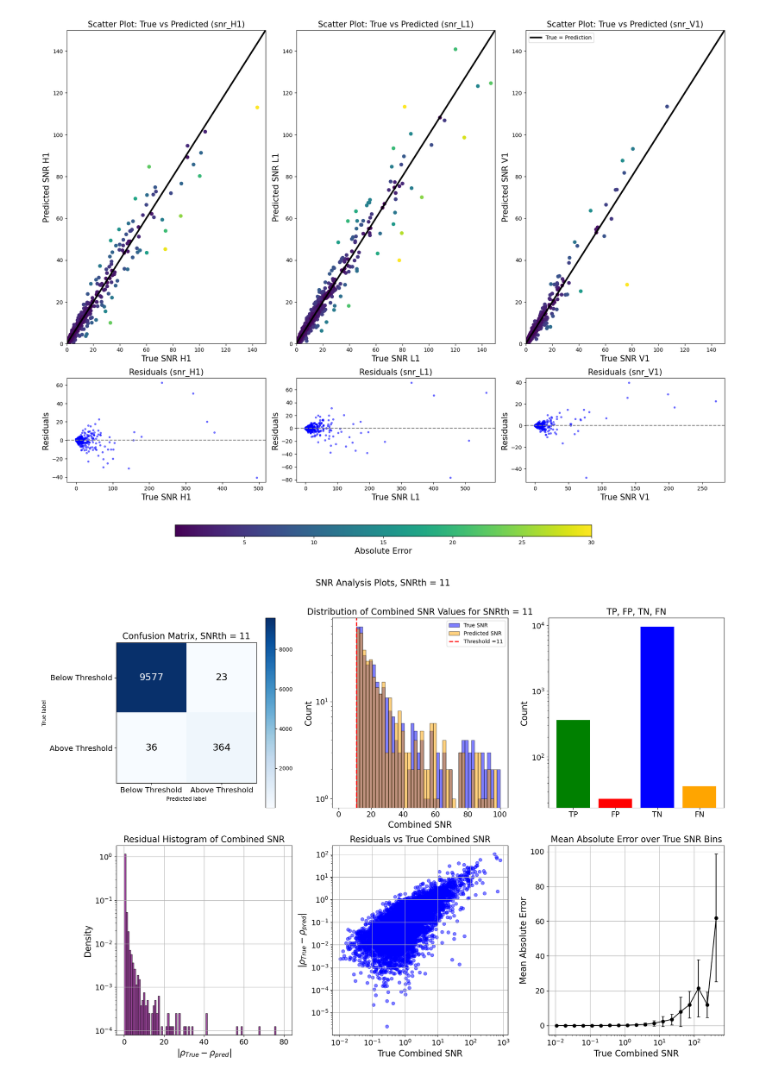
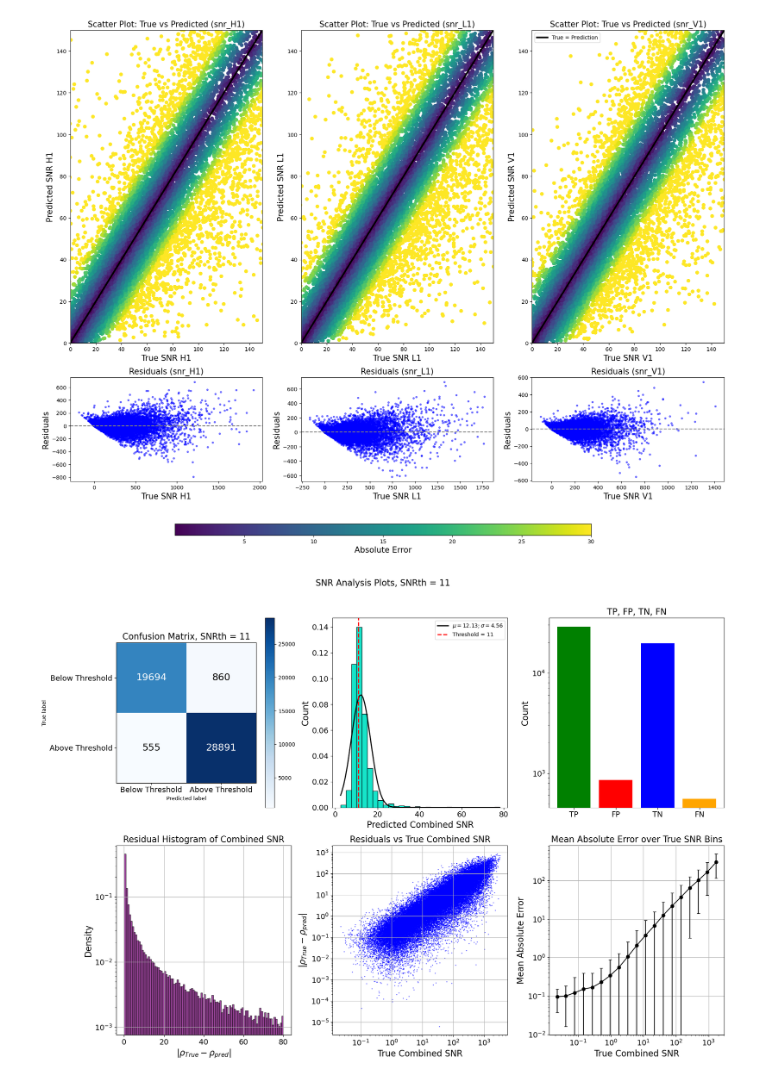
Before and after one commit to FedericoStachurski/CosmoFlow, a Jupyter notebook: COSMOFlow/make_scripts/test_MLP.ipynb, the cells around one changed output. Cells and saved outputs as stored; diff of their text form; code cells hidden in the pictures.

Commit message:
Changed the Dl prior to log uniform from MLP data

```diff
--- a/COSMOFlow/make_scripts/test_MLP.ipynb
+++ b/COSMOFlow/make_scripts/test_MLP.ipynb
@@ -4,7 +4,7 @@ import pandas as pd
 import numpy as np
 import matplotlib.pyplot as plt
 
-GWdata_testing = pd.read_csv('data_for_MLP/testing/testing_data_10000_det_H1_L1_V1_run_O3_batch_1.csv')
+GWdata_testing = pd.read_csv('data_for_MLP/training/_O4_MLP_data_HLV_250000_det_H1_L1_V1_run_O4_approx_IMRPhenomXPHM_batch_1.csv').head(50000)
 
 testing_snrsdl = (GWdata_testing[['snr_H1', 'snr_L1', 'snr_V1']] *  GWdata_testing[['luminosity_distance']].values).squeeze()
 
@@ -30,15 +30,16 @@ GWdata_testing
 10000 rows × 18 columns
 # %%
-snrs = mlp.load_and_predict(testing_data, model_dir='models/MLP_models/O3_SNR_approx_HLV', device='cuda:0')
+snrs = mlp.load_and_predict(testing_data, model_dir='models/MLP_models/O4_SNR_approx_HLV', device='cuda:0')
 
 snrs_pred = snrs/GWdata_testing[['luminosity_distance']].values
 snr_H1 = snrs_pred[:,0]
 snr_L1 = snrs_pred[:,1]
 snr_V1 = snrs_pred[:,2]
+
+true_H1 = (GWdata_testing[['snr_H1']].values)[:,0]
+true_L1 = (GWdata_testing[['snr_L1']].values)[:,0]
+true_V1 = (GWdata_testing[['snr_V1']].values)[:,0]
 # %%
-true_H1 = (GWdata_testing[['snr_H1']].values)[:,0]
-true_L1 = (GWdata_testing[['snr_L1']].values)[:,0]
-true_V1 = (GWdata_testing[['snr_V1']].values)[:,0]
 # Create horizontal subplots for scatter plots of predicted vs true SNR values with residuals below
 fig, axes = plt.subplots(2, 3, figsize=(18, 15), gridspec_kw={'height_ratios': [3, 1]})
 
@@ -100,10 +101,10 @@ cbar = fig.colorbar(sc3, cax=cbar_ax, orientation='horizontal')
 cbar.set_label('Absolute Error', fontsize=15)
 
 plt.tight_layout(rect=[0, 0.1, 1, 0.95])
-plt.savefig('models/MLP_models/O3_SNR_approx_HLV/true_vs_pred.png', dpi = 300)
+plt.savefig('models/MLP_models/O4_SNR_approx_HLV/true_vs_pred.png', dpi = 300)
 plt.show()
 # %% [output]
-[figure, old version]
+[figure, new version]
 # %%
 import matplotlib.pyplot as plt
 import numpy as np
@@ -146,15 +147,24 @@ for i in range(cm.shape[0]):
         ax[0].text(j, i, format(cm[i, j], 'd'), ha="center", va="center",
                    color="white" if cm[i, j] > cm.max() / 2. else "black", fontsize=18)
 
-# Histogram Plot for True and Predicted SNR Distributions
-ax[1].hist(snr_combined_true[snr_combined_true > threshold], bins=50, alpha=0.5, label='True SNR', color='blue', edgecolor='black', range=(1, 100))
-ax[1].hist(snr_combined_pred[snr_combined_pred > threshold], bins=50, alpha=0.5, label='Predicted SNR', color='orange', edgecolor='black', range=(1, 100))
-ax[1].set_yscale('log')
-ax[1].axvline(threshold, color='red', linestyle='--', linewidth=2, label='Threshold ={}'.format(threshold))
-ax[1].set_title('Distribution of Combined SNR Values for SNRth = {}'.format(threshold), fontsize=16)
-ax[1].set_xlabel('Combined SNR', fontsize=16)
+# New Histogram for True Events within Threshold +- 0.1
+mask = (snr_combined_true > (threshold - 1)) & (snr_combined_true < (threshold + 1))
+predicted_snr_values = snr_combined_pred[mask]
+
+# Plot the histogram
+n, bins, patches = ax[1].hist(predicted_snr_values, bins=30, alpha=0.7, color='green', edgecolor='black', density=True)
+
+# Fit a Gaussian to the histogram data
+(mu, sigma) = norm.fit(predicted_snr_values)
+x = np.linspace(min(bins), max(bins), 100)
+y = norm.pdf(x, mu, sigma)
+ax[1].plot(x, y, 'k', linewidth=2, label=f'$\mu={mu:.2f}; \sigma={sigma:.2f}$')
+
+ax[1].hist(snr_combined_pred[mask], bins=30, alpha=0.7, color='cyan', edgecolor='black', density = 1)
+ax[1].set_xlabel('Predicted Combined SNR', fontsize=16)
 ax[1].set_ylabel('Count', fontsize=16)
 ax[1].tick_params(axis='both', which='major', labelsize=14)
+ax[1].axvline(threshold, color='red', linestyle='--', linewidth=2, label='Threshold = {}'.format(threshold))
 ax[1].legend()
 
 # True Positives, False Positives, True Negatives, and False Negatives Plot
@@ -180,7 +190,7 @@ ax[3].tick_params(axis='both', which='major', labelsize=14)
 ax[3].grid(True)
 
 # Scatter Plot of Residuals Against True SNR (below)
-ax[4].scatter(snr_combined_true, abs(residuals), color='blue', alpha=0.5)
+ax[4].scatter(snr_combined_true, abs(residuals), color='blue', alpha=0.5, s = 1)
 ax[4].set_title('Residuals vs True Combined SNR', fontsize=16)
 ax[4].set_xlabel('True Combined SNR', fontsize=16)
 ax[4].set_ylabel(r'$|\rho_{True} - \rho_{pred}|$', fontsize=16)
@@ -197,32 +207,33 @@ std_per_bin = []
 
 for i in range(1, len(bin_edges)):
     bin_mask = (bin_indices == i)
     if np.sum(bin_mask) > 0:
         mae = np.mean(abs(residuals[bin_mask]))
         std = np.std(abs(residuals[bin_mask]))
         mae_per_bin.append(mae)
         std_per_bin.append(std)
     else:
         mae_per_bin.append(np.nan)
         std_per_bin.append(np.nan)
 
 # Plotting MAE over Bins with Error Bars
 ax[5].errorbar(bin_edges[:-1], mae_per_bin, yerr=std_per_bin, fmt='o-', color='black', ecolor='black', capsize=3)
+ax[5].set_yscale('log')
 ax[5].set_xscale('log')
 ax[5].set_title('Mean Absolute Error over True SNR Bins', fontsize=16)
 ax[5].set_xlabel('True Combined SNR', fontsize=16)
 ax[5].set_ylabel('Mean Absolute Error', fontsize=16)
 ax[5].tick_params(axis='both', which='major', labelsize=14)
 ax[5].grid(True)
 
 
 
 # Adjust layout for better spacing between subplots
 plt.tight_layout()
 plt.tight_layout()
 plt.suptitle('SNR Analysis Plots, SNRth = {}'.format(threshold), fontsize=16, y=1.05)
-plt.savefig('models/MLP_models/O3_SNR_approx_HLV/confusion_and_statistics.png', dpi = 300)
+plt.savefig('models/MLP_models/O4_SNR_approx_HLV/confusion_and_statistics.png', dpi = 300)
 # Display the figure
 plt.show()
 # %% [output]
-[figure, old version]
+[figure, new version]
```
Also changed, not shown: parts of 4 cells of this notebook, 1 other file.
